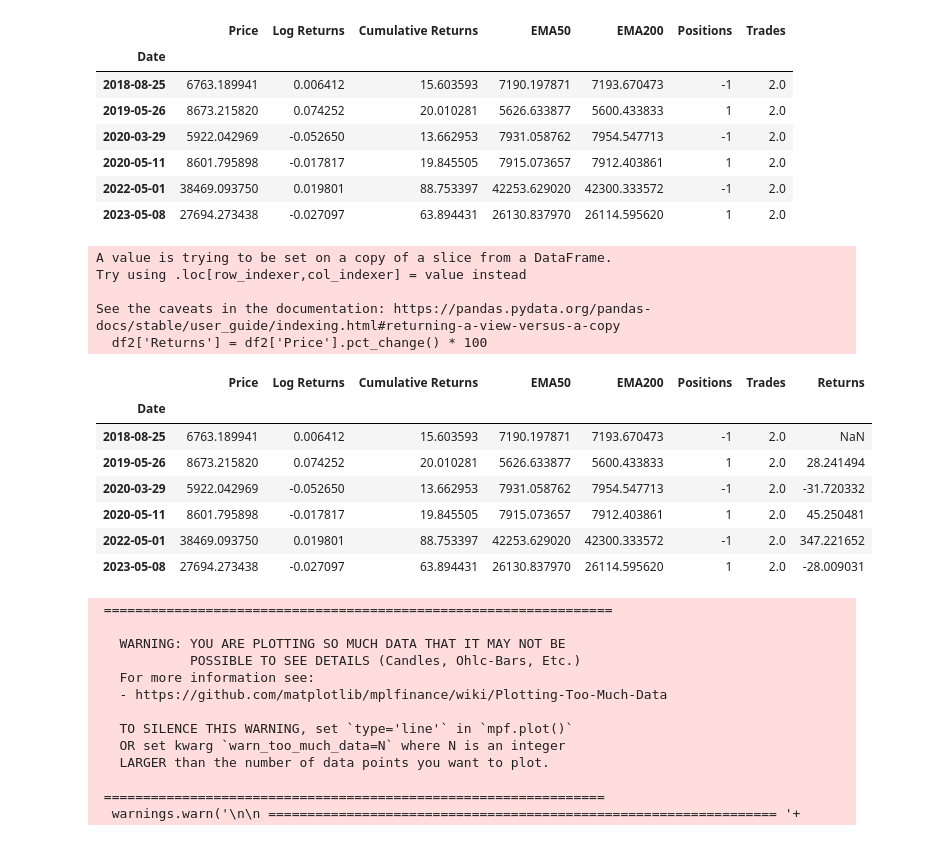
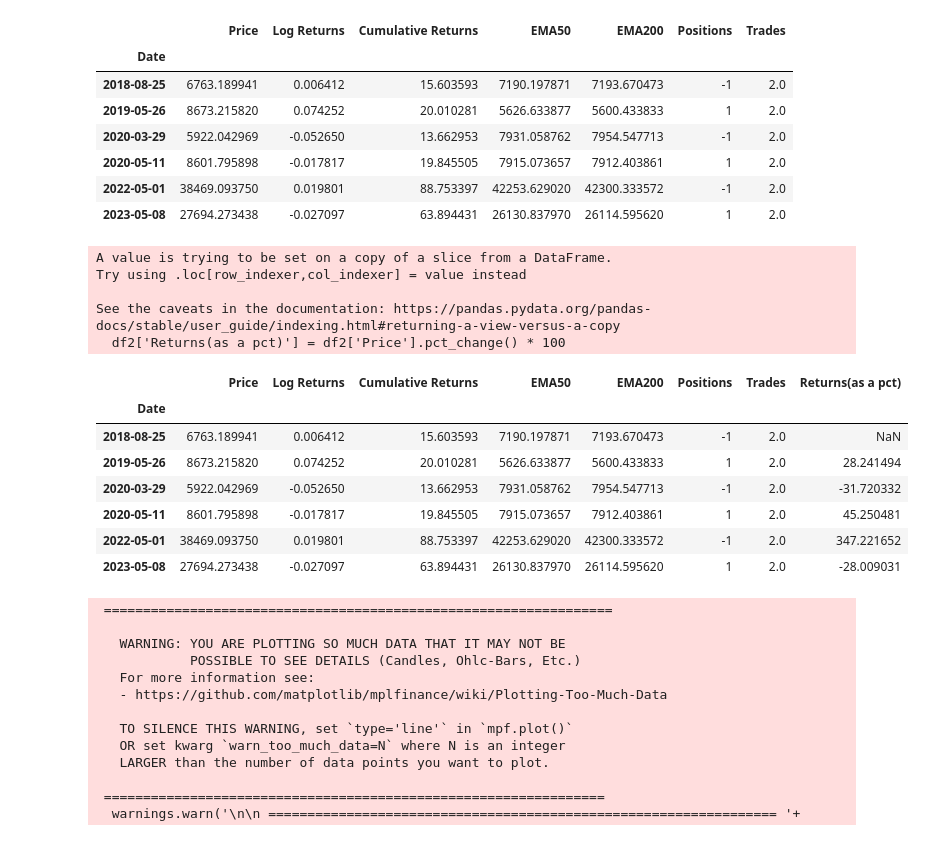
Before and after one commit to bamarasingam/btc_strats_basic, a Jupyter notebook: analysis/EMAs.ipynb, the cells around one changed output. Cells and saved outputs as stored; diff of their text form; code cells hidden in the pictures.

```diff
--- a/analysis/EMAs.ipynb
+++ b/analysis/EMAs.ipynb
@@ -231,17 +231,17 @@ df2
 | 2023-05-08 | 27694.273438 | -0.027097 | 63.894431 | 26130.837970 | 26114.595620 | 1 | 2.0 |
 # %%
 #Making a column for percentage change based on death or golden cross
-df2['Returns'] = df2['Price'].pct_change() * 100
+df2['Returns(as a pct)'] = df2['Price'].pct_change() * 100
 df2
 
 #Still beating boomer gains!!!
 # %% [output]
 A value is trying to be set on a copy of a slice from a DataFrame.
 Try using .loc[row_indexer,col_indexer] = value instead
 
 See the caveats in the documentation: https://pandas.pydata.org/pandas-docs/stable/user_guide/indexing.html#returning-a-view-versus-a-copy
-  df2['Returns'] = df2['Price'].pct_change() * 100
+  df2['Returns(as a pct)'] = df2['Price'].pct_change() * 100
-|  | Price | Log Returns | Cumulative Returns | EMA50 | EMA200 | Positions | Trades | Returns |
+|  | Price | Log Returns | Cumulative Returns | EMA50 | EMA200 | Positions | Trades | Returns(as a pct) |
 | Date |  |  |  |  |  |  |  |  |
 | 2018-08-25 | 6763.189941 | 0.006412 | 15.603593 | 7190.197871 | 7193.670473 | -1 | 2.0 | NaN |
 | 2019-05-26 | 8673.215820 | 0.074252 | 20.010281 | 5626.633877 | 5600.433833 | 1 | 2.0 | 28.241494 |
```
Also changed, not shown: parts of 3 cells of this notebook.
